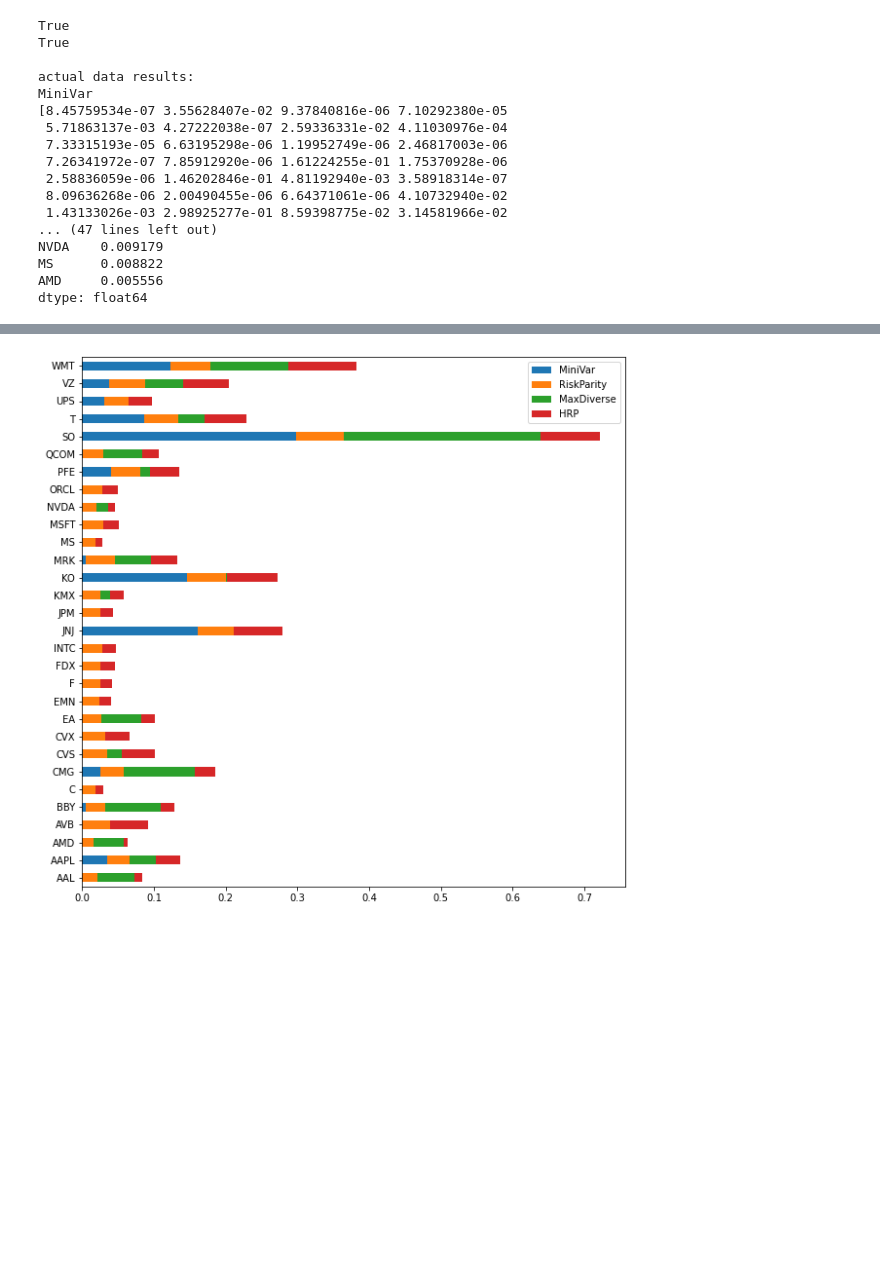
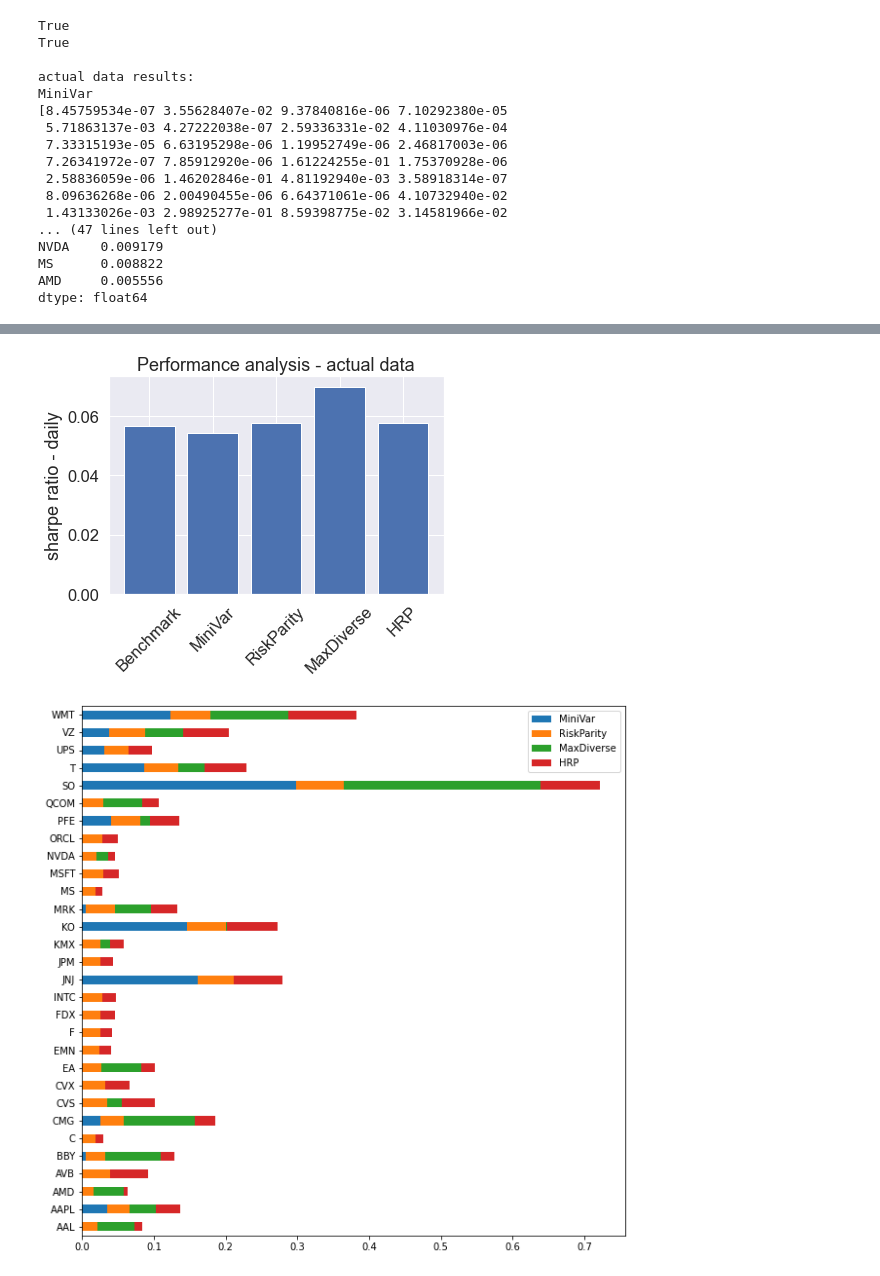
Before and after one commit to fishstoryyy/Project-2, a Jupyter notebook: demo.ipynb, the cells around one changed output, grey strips where cells are left out. Saved outputs shown, nothing was run; the diff lists cells and outputs as text; code cells hidden in the pictures; blank space fills up the shorter version.

```diff
--- a/demo.ipynb
+++ b/demo.ipynb
@@ -324,3 +367,35 @@ HRP
+# %%
+# Performance analysis - sharpe ratio - rf rate is assumed to be zero - actual data
+Benchmark_returns = np.sum(benchmark_weight*mean_actual)
+Benchmark_var = benchmark_weight @ cov_table @ benchmark_weight
+Benchmark_sharpe = Benchmark_returns / np.sqrt(Benchmark_var)
+
+MiniVar_returns = np.sum(MiniVar_weight*mean_actual)
+MiniVar_var = MiniVar_weight @ cov_table @ MiniVar_weight
+MiniVar_sharpe = MiniVar_returns / np.sqrt(MiniVar_var)
+
+RiskParity_returns = np.sum(RiskParity_weight*mean_actual)
+RiskParity_var = RiskParity_weight @ cov_table @ RiskParity_weight
+RiskParity_sharpe = RiskParity_returns / np.sqrt(RiskParity_var)
+
+MaxDiverse_returns = np.sum(MaxDiverse_weight*mean_actual)
+MaxDiverse_var = MaxDiverse_weight @ cov_table @ MaxDiverse_weight
+MaxDiverse_sharpe = MaxDiverse_returns / np.sqrt(MaxDiverse_var)
+
+HRP_returns = np.sum(HRP_weight*mean_actual)
+HRP_var = HRP_weight @ cov_table @ HRP_weight
+HRP_sharpe = HRP_returns / np.sqrt(HRP_var)
+
+
+ind = np.arange(5)
+plt.bar(ind, [Benchmark_sharpe, MiniVar_sharpe, RiskParity_sharpe, MaxDiverse_sharpe, HRP_sharpe])
+plt.title('Performance analysis - actual data')
+plt.ylabel('sharpe ratio - daily')
+plt.xticks(ind, ('Benchmark', 'MiniVar', 'RiskParity', 'MaxDiverse', 'HRP'), rotation=45)
+plt.show()
+plt.show()
+# %% [output]
+[figure, added]
 # %%
 result = pd.DataFrame(
     [MiniVar_weight, RiskParity_weight, MaxDiverse_weight],
```
Also changed, not shown: parts of 5 cells of this notebook.
